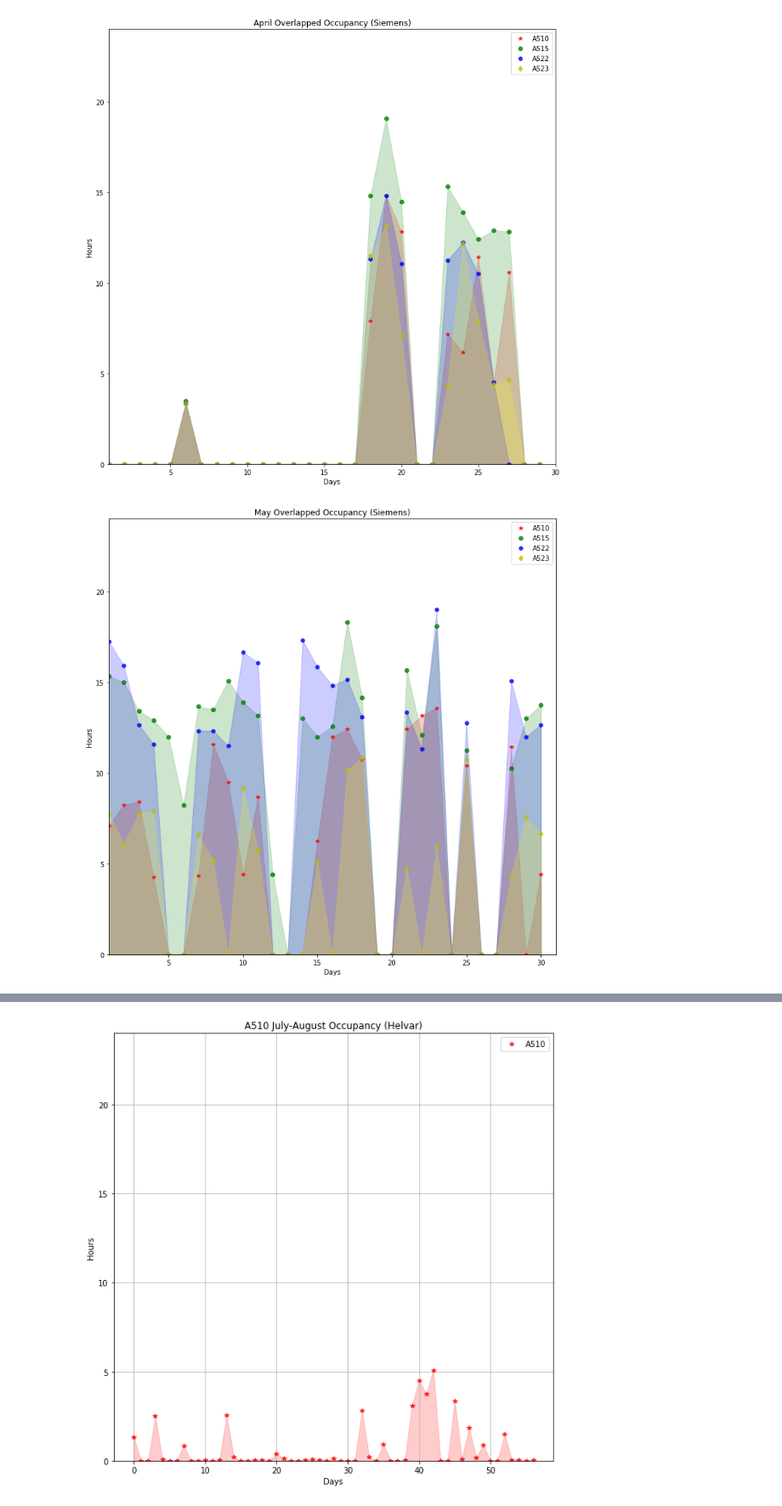
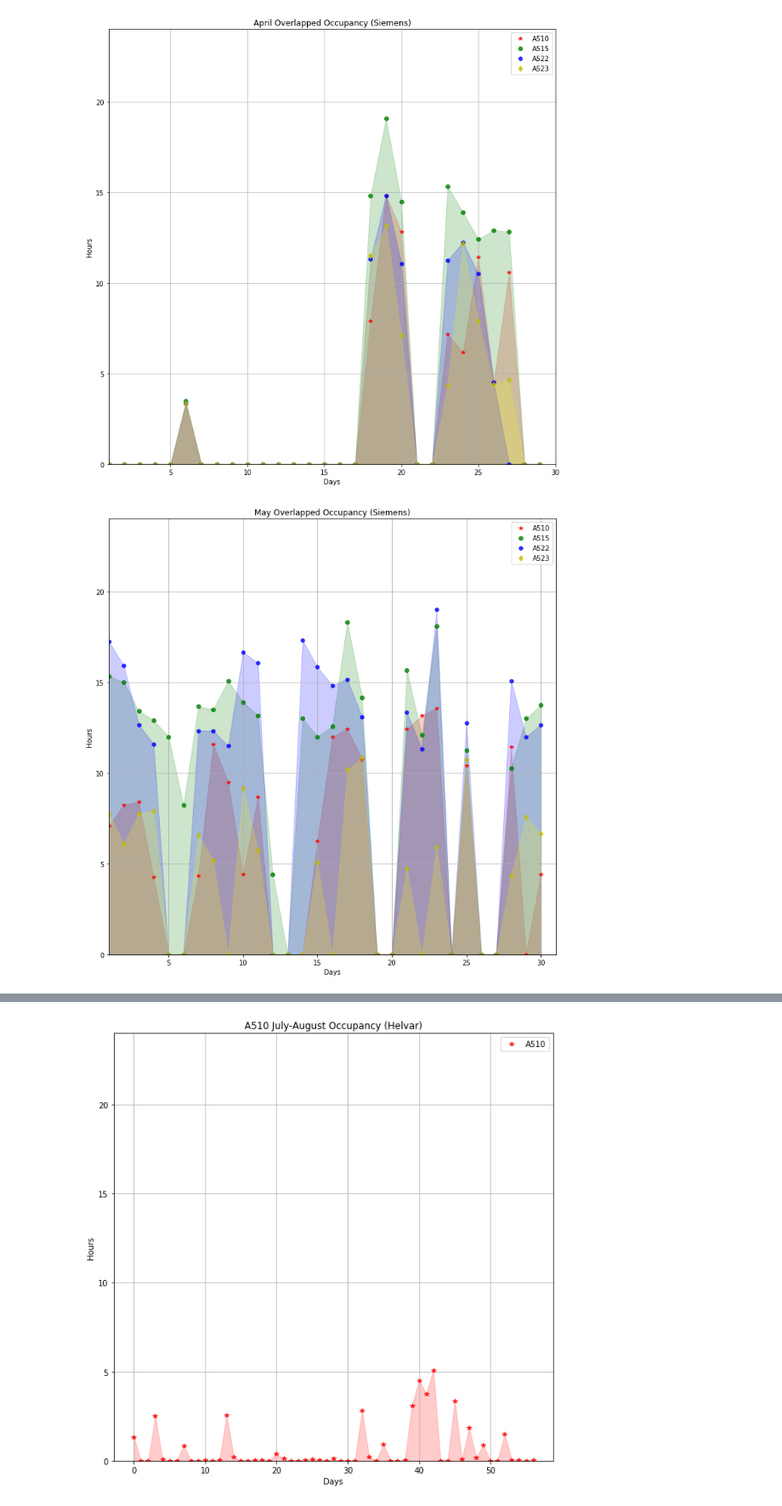
Before and after one commit to T3SC/smart-energy, a Jupyter notebook: occupancy_analysis.ipynb, the cells around one changed output, grey strips where cells are left out. Shown at 85% size. Drawn from its saved outputs; the diff is of its cells as text; code cells hidden in the pictures.

```diff
--- a/occupancy_analysis.ipynb
+++ b/occupancy_analysis.ipynb
@@ -84,30 +84,30 @@ months = occpancy_stats()
 # %%
 import scipy
 mnth = ['April','May','June']
 rooms = ["A510","A515","A522","A523"]#,"A526","A527","A529"]
 colors = ['r','g','b','y','c','k','w']
 marker = ['*','o','h','d','s','>','+']
 color_names = ['red','green','blue','yellow','cyan','black','white']
 for m in mnth:
     fig = plt.figure(figsize=(12,12))
     ax = fig.add_subplot(111)
     for i,r in enumerate(rooms):
         ax.set_xlim([1,len(months[m][r])])
         ax.set_ylim([0,24])
         ax.plot(months[m][r], colors[i]+marker[i], label= r, alpha=0.8)
         d = scipy.zeros(len(months[m][r]))
         X = [x for x in range(0,len(months[m][r]))]
         ax.fill_between(X,d,months[m][r], interpolate=True, color=color_names[i], alpha=0.2)
         ax.legend(loc='best')
         ax.set_xlabel('Days')
         ax.set_ylabel('Hours')
 
     plt.title(m+" Overlapped Occupancy (Siemens)")
-    plot.
+    plt.grid()
 plt.show()
 # %% [output]
-[figure, old version]
+[figure, new version]
-[figure, old version]
+[figure, new version]
 [figure]
 # %%
 rooms = ["A510","A515","A522","A523","A526","A527","A529"]
```
Also changed, not shown: parts of 2 cells of this notebook.
